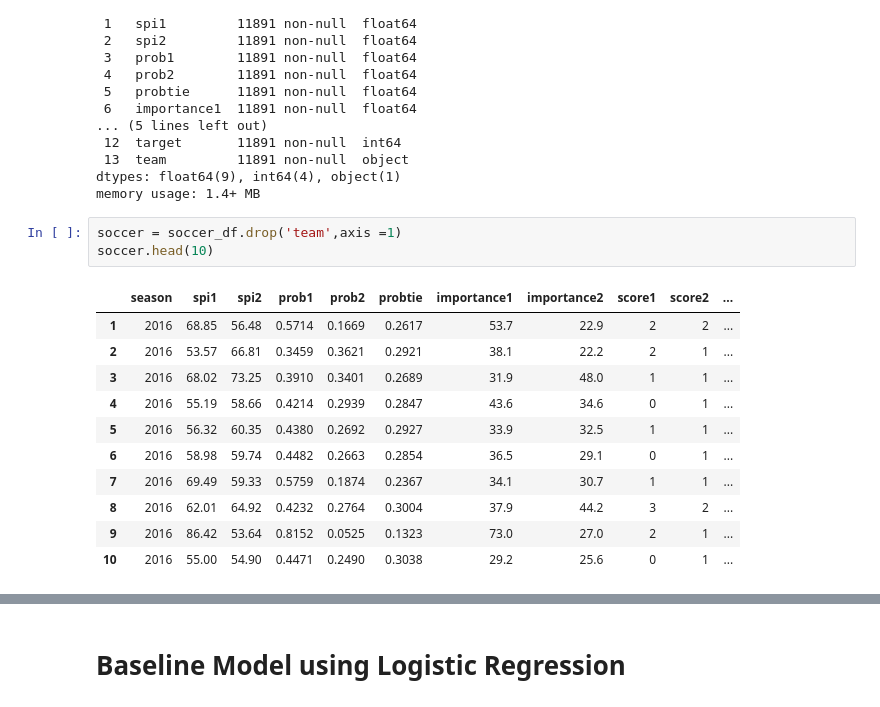
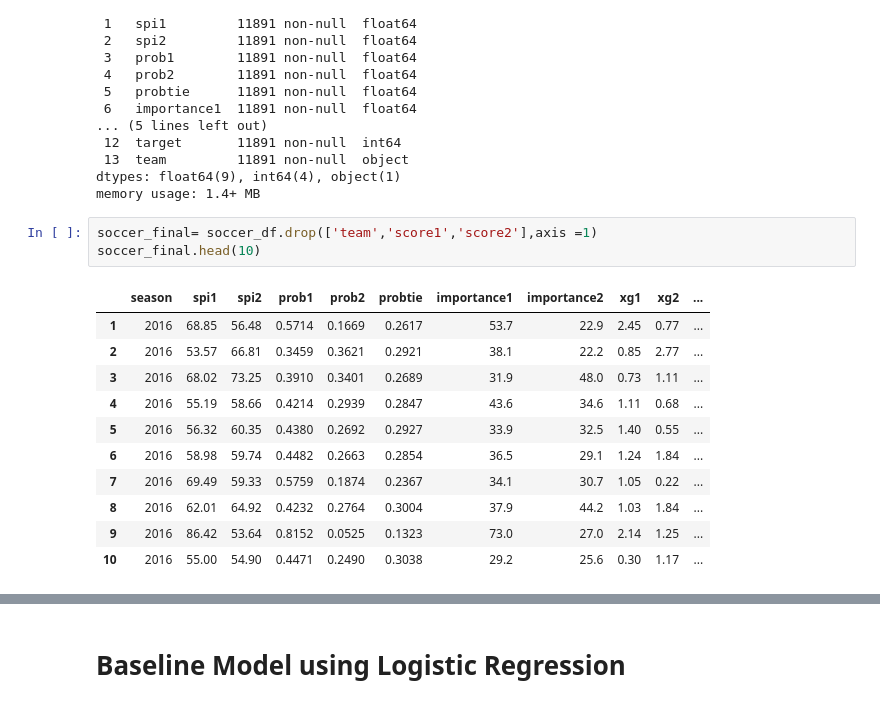
Before and after one commit to Teetee-lab/SoccerMatchBetting, a Jupyter notebook: Notebooks/Models.ipynb, the cells around one changed output, grey strips where cells are left out. Cells and saved outputs as stored; diff of their text form.

```diff
--- a/Notebooks/Models.ipynb
+++ b/Notebooks/Models.ipynb
@@ -133,17 +132,17 @@ Data columns (total 14 columns):
 dtypes: float64(9), int64(4), object(1)
 memory usage: 1.4+ MB
 # %%
-soccer = soccer_df.drop('team',axis =1)
-soccer.head(10)
+soccer_final= soccer_df.drop(['team','score1','score2'],axis =1)
+soccer_final.head(10)
 # %% [output]
-|  | season | spi1 | spi2 | prob1 | prob2 | probtie | importance1 | importance2 | score1 | score2 | ... |
-| 1 | 2016 | 68.85 | 56.48 | 0.5714 | 0.1669 | 0.2617 | 53.7 | 22.9 | 2 | 2 | ... |
-| 2 | 2016 | 53.57 | 66.81 | 0.3459 | 0.3621 | 0.2921 | 38.1 | 22.2 | 2 | 1 | ... |
-| 3 | 2016 | 68.02 | 73.25 | 0.3910 | 0.3401 | 0.2689 | 31.9 | 48.0 | 1 | 1 | ... |
-| 4 | 2016 | 55.19 | 58.66 | 0.4214 | 0.2939 | 0.2847 | 43.6 | 34.6 | 0 | 1 | ... |
-| 5 | 2016 | 56.32 | 60.35 | 0.4380 | 0.2692 | 0.2927 | 33.9 | 32.5 | 1 | 1 | ... |
-| 6 | 2016 | 58.98 | 59.74 | 0.4482 | 0.2663 | 0.2854 | 36.5 | 29.1 | 0 | 1 | ... |
-| 7 | 2016 | 69.49 | 59.33 | 0.5759 | 0.1874 | 0.2367 | 34.1 | 30.7 | 1 | 1 | ... |
-| 8 | 2016 | 62.01 | 64.92 | 0.4232 | 0.2764 | 0.3004 | 37.9 | 44.2 | 3 | 2 | ... |
-| 9 | 2016 | 86.42 | 53.64 | 0.8152 | 0.0525 | 0.1323 | 73.0 | 27.0 | 2 | 1 | ... |
-| 10 | 2016 | 55.00 | 54.90 | 0.4471 | 0.2490 | 0.3038 | 29.2 | 25.6 | 0 | 1 | ... |
+|  | season | spi1 | spi2 | prob1 | prob2 | probtie | importance1 | importance2 | xg1 | xg2 | ... |
+| 1 | 2016 | 68.85 | 56.48 | 0.5714 | 0.1669 | 0.2617 | 53.7 | 22.9 | 2.45 | 0.77 | ... |
+| 2 | 2016 | 53.57 | 66.81 | 0.3459 | 0.3621 | 0.2921 | 38.1 | 22.2 | 0.85 | 2.77 | ... |
+| 3 | 2016 | 68.02 | 73.25 | 0.3910 | 0.3401 | 0.2689 | 31.9 | 48.0 | 0.73 | 1.11 | ... |
+| 4 | 2016 | 55.19 | 58.66 | 0.4214 | 0.2939 | 0.2847 | 43.6 | 34.6 | 1.11 | 0.68 | ... |
+| 5 | 2016 | 56.32 | 60.35 | 0.4380 | 0.2692 | 0.2927 | 33.9 | 32.5 | 1.40 | 0.55 | ... |
+| 6 | 2016 | 58.98 | 59.74 | 0.4482 | 0.2663 | 0.2854 | 36.5 | 29.1 | 1.24 | 1.84 | ... |
+| 7 | 2016 | 69.49 | 59.33 | 0.5759 | 0.1874 | 0.2367 | 34.1 | 30.7 | 1.05 | 0.22 | ... |
+| 8 | 2016 | 62.01 | 64.92 | 0.4232 | 0.2764 | 0.3004 | 37.9 | 44.2 | 1.03 | 1.84 | ... |
+| 9 | 2016 | 86.42 | 53.64 | 0.8152 | 0.0525 | 0.1323 | 73.0 | 27.0 | 2.14 | 1.25 | ... |
+| 10 | 2016 | 55.00 | 54.90 | 0.4471 | 0.2490 | 0.3038 | 29.2 | 25.6 | 0.30 | 1.17 | ... |
```
Also changed, not shown: parts of 85 cells of this notebook, 3 other files.
